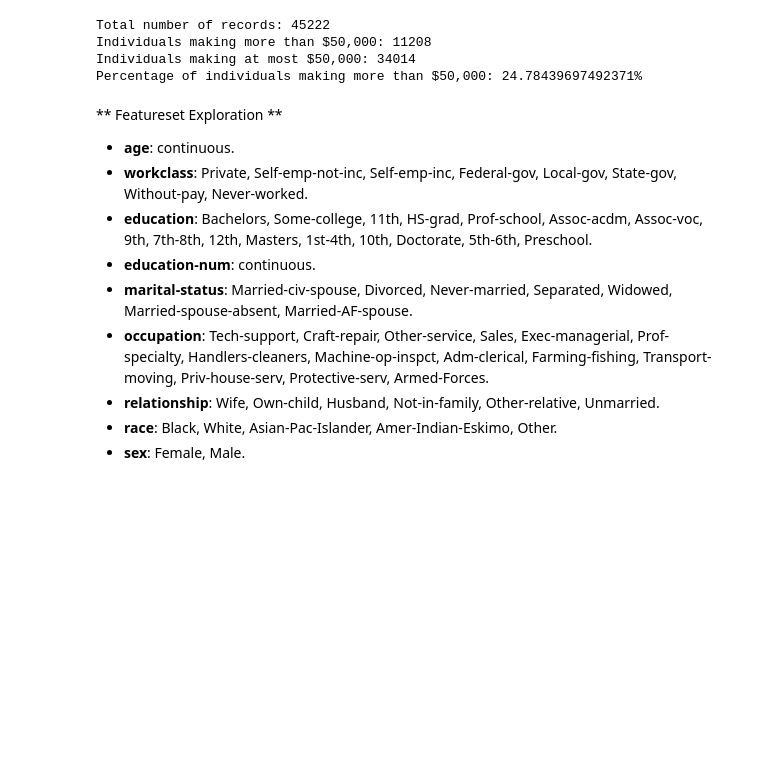
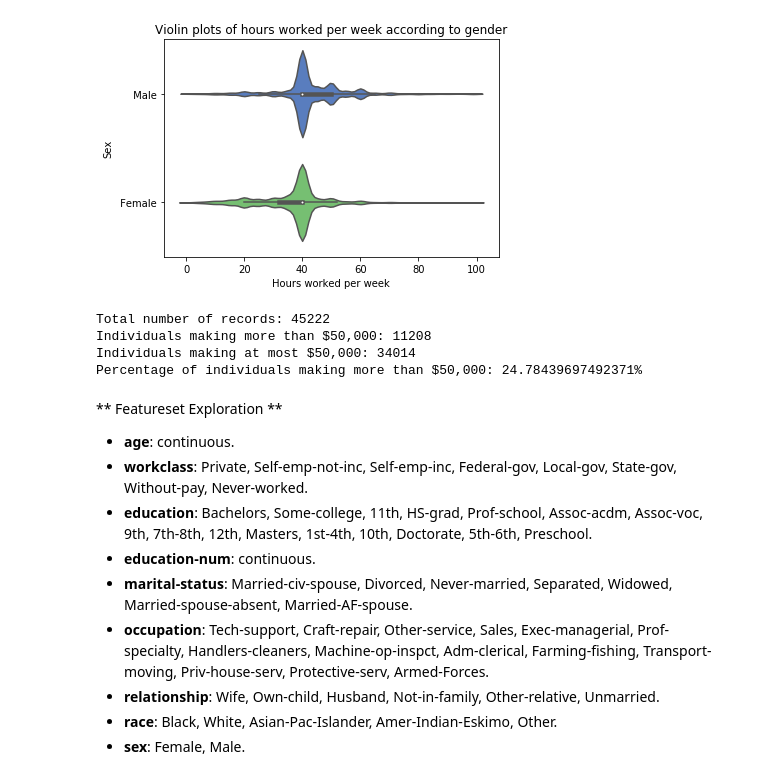
Before and after one commit to tbemsi/CharityML, a Jupyter notebook: finding_donors.ipynb, the cells around one changed output. Saved outputs shown, nothing was run; the diff lists cells and outputs as text; code cells hidden in the pictures; blank space fills up the shorter version.

```diff
--- a/finding_donors.ipynb
+++ b/finding_donors.ipynb
@@ -50 +37,9 @@ A cursory investigation of the dataset will determine how many individuals fit i
+# %%
+ax2 = sns.violinplot(y='sex', x = 'hours-per-week', data=data, palette="muted")
+ax2.set_xlabel("Hours worked per week")
+ax2.set_ylabel("Sex")
+ax2.set_title("Violin plots of hours worked per week according to gender")
+plt.show()
+# %% [output]
+[figure, added]
 # %%
```
Also changed, not shown: parts of 58 cells of this notebook, 3 other files.
